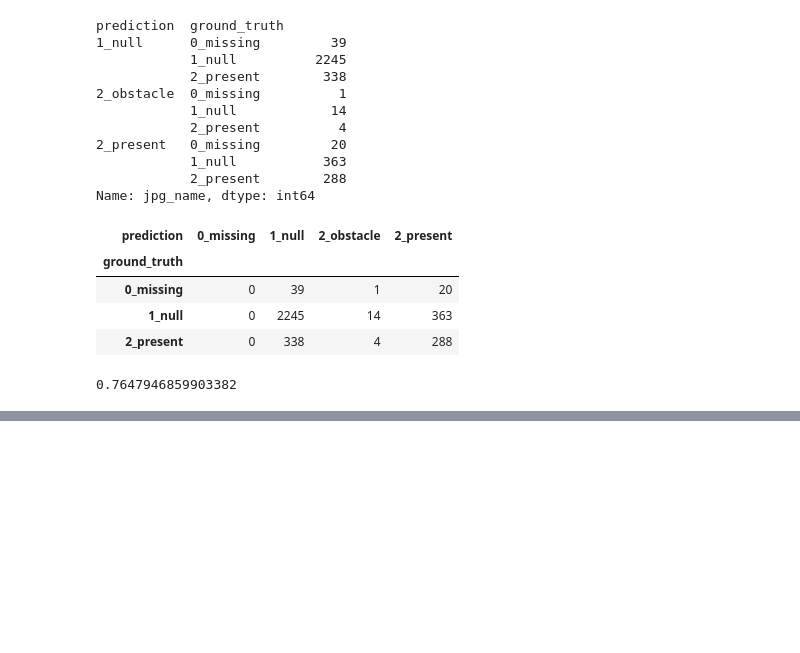
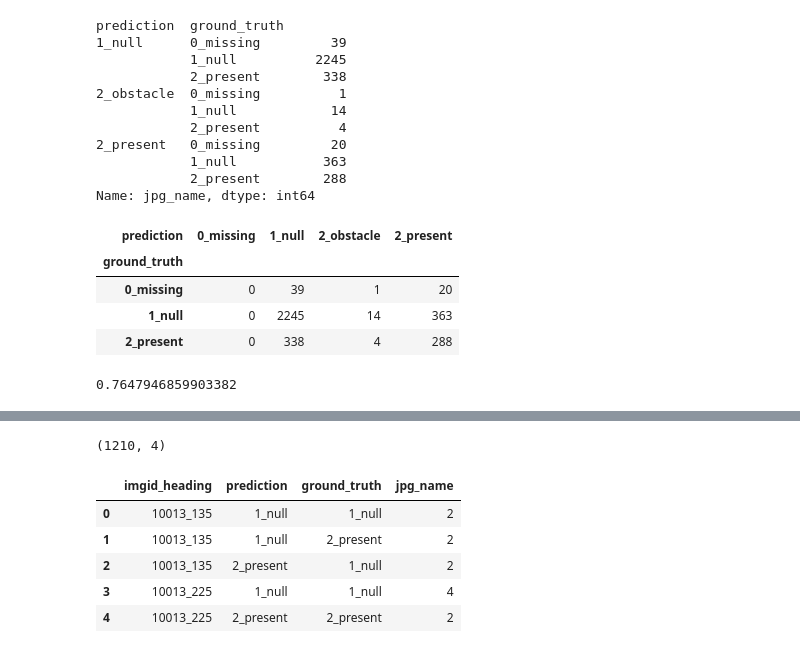
Before and after one commit to w210-accessibility/classify-streetview, a Jupyter notebook: evaluate-tiered-models/2020-04-13-EvaluateProjectSidewalkBaseline.ipynb, the cells around one changed output, grey strips where cells are left out. Saved outputs shown, nothing was run; the diff lists cells and outputs as text; code cells hidden in the pictures; blank space fills up the shorter version.

```diff
--- a/evaluate-tiered-models/2020-04-13-EvaluateProjectSidewalkBaseline.ipynb
+++ b/evaluate-tiered-models/2020-04-13-EvaluateProjectSidewalkBaseline.ipynb
@@ -324,0 +223,13 @@ pytorch_label_from_int = ('Missing Cut', "Null", 'Obstruction', "Curb Cut", "Sfc
+# %%
+df_group_final = df_final.groupby(['imgid_heading', 'prediction', 'ground_truth'])['jpg_name'].count()
+df_group_final = df_group_final.reset_index()
+print(df_group_final.shape)
+df_group_final.head()
+# %% [output]
+(1210, 4)
+|  | imgid_heading | prediction | ground_truth | jpg_name |
+| 0 | 10013_135 | 1_null | 1_null | 2 |
+| 1 | 10013_135 | 1_null | 2_present | 2 |
+| 2 | 10013_135 | 2_present | 1_null | 2 |
+| 3 | 10013_225 | 1_null | 1_null | 4 |
+| 4 | 10013_225 | 2_present | 2_present | 2 |
```
Also changed, not shown: parts of 19 cells of this notebook, 1 other file.
